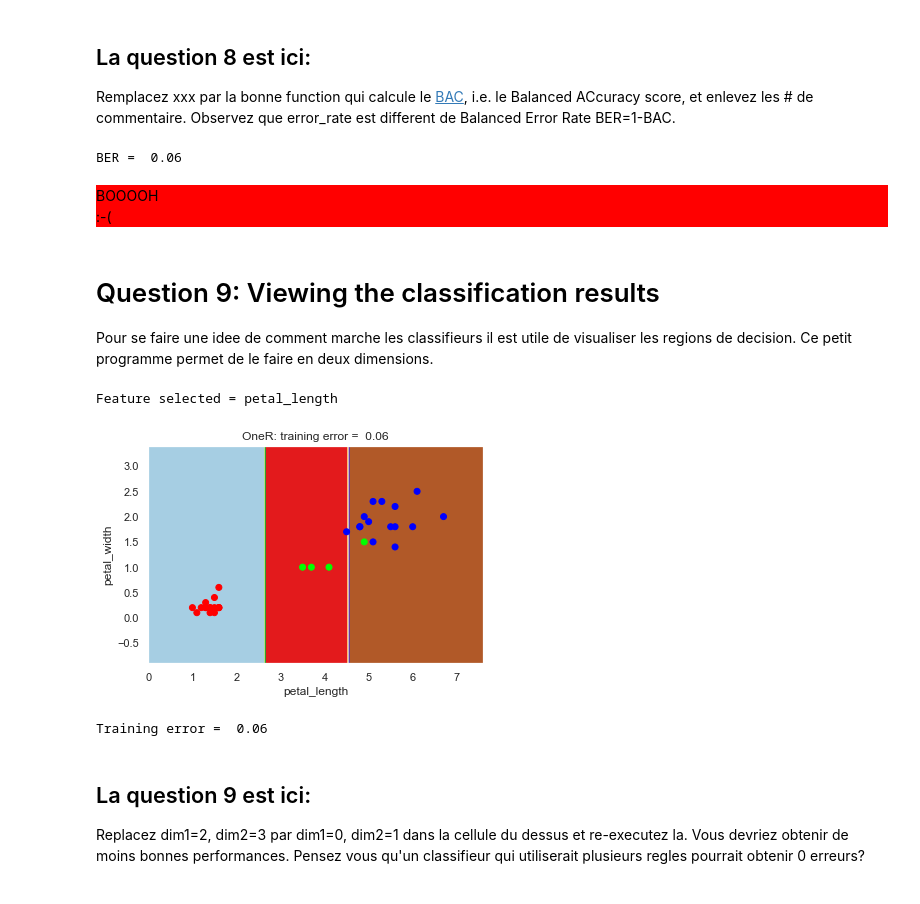
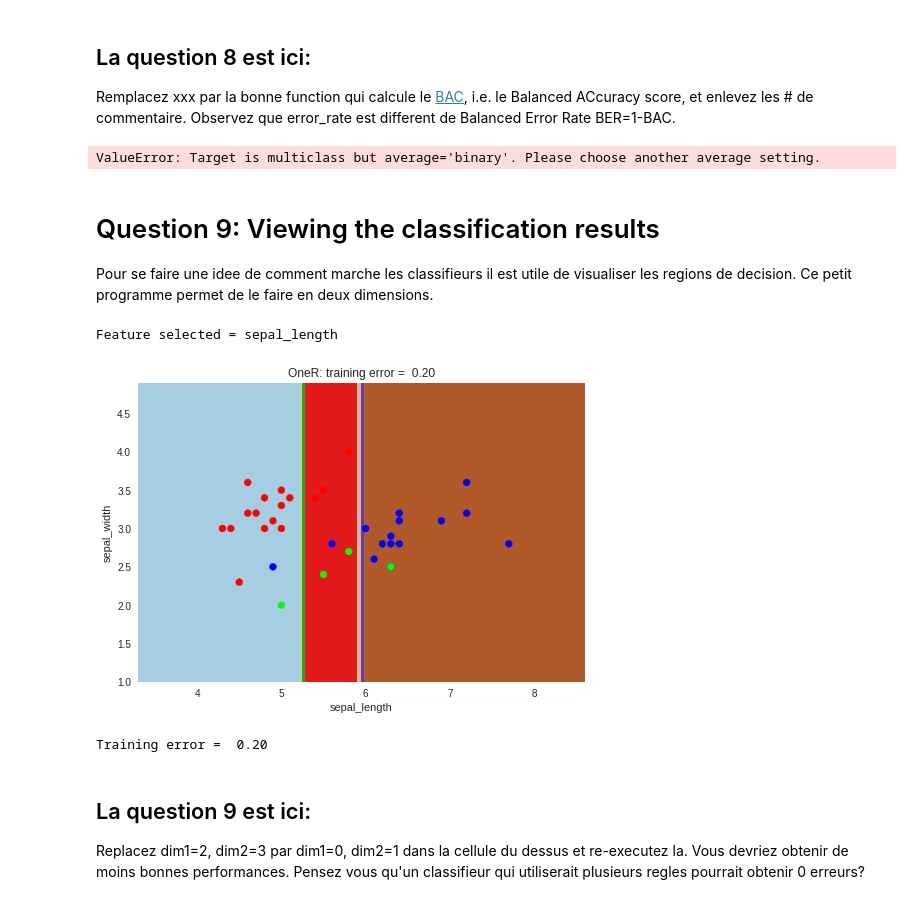
Before and after one commit to marcBourbonnot/info232, a Jupyter notebook: TP1/README.ipynb, the cells around one changed output. Drawn from its saved outputs; the diff is of its cells as text; code cells hidden in the pictures.

```diff
--- a/TP1/README.ipynb
+++ b/TP1/README.ipynb
@@ -335,17 +338,15 @@ Ideal error rate (for comparison)=  0.00
 Remplacez xxx par la bonne function qui calcule le <a href="https://scikit-learn.org/stable/modules/generated/sklearn.metrics.balanced_accuracy_score.html#sklearn.metrics.balanced_accuracy_score">BAC</a>, i.e. le Balanced ACcuracy score, et enlevez les # de commentaire. Observez que error_rate est different de Balanced Error Rate BER=1-BAC.
 # %%
 BER = errate
-#from sklearn.metrics import xxx
-#BAC = xxx(Y, Yhat)
-#print('BAC = %5.2f' % BAC)
-#BER = 1 - BAC
+from sklearn.metrics import precision_score
+BAC = precision_score(Y, Yhat)
+print('BAC = %5.2f' % BAC)
+BER = 1 - BAC
 print('BER = %5.2f' % BER)
 question = 8
 score += check(BER, question)
 # %% [output]
-BER =  0.06
+ValueError: Target is multiclass but average='binary'. Please choose another average setting.
-BOOOOH
-:-(
 # %% [markdown]
 # Question 9: Viewing the classification results
 Pour se faire une idee de comment marche les classifieurs il est utile de visualiser les regions de decision. Ce petit programme permet de le faire en deux dimensions.
@@ -397,13 +398,13 @@ def ClfScatter(clf, X, Y, F, dim1=0, dim2=1, title=''):
     plt.show()
     return clf.predict(X2)
 # %%
-Yhat = ClfScatter(my_model, X, Y, feature_names, dim1=2, dim2=3, title='OneR')
+Yhat = ClfScatter(my_model, X, Y, feature_names, dim1=0, dim2=1, title='OneR')
 errate = error_rate(Y, Yhat)
 print('Training error = %5.2f' % errate)
 # %% [output]
-Feature selected = petal_length
+Feature selected = sepal_length
-[figure, old version]
+[figure, new version]
-Training error =  0.06
+Training error =  0.20
 # %% [markdown]
 ## La question 9 est ici:
 Replacez dim1=2, dim2=3 par dim1=0, dim2=1 dans la cellule du dessus et re-executez la. Vous devriez obtenir de moins bonnes performances. Pensez vous qu'un classifieur qui utiliserait plusieurs regles pourrait obtenir 0 erreurs?
```
Also changed, not shown: parts of 11 cells of this notebook.
